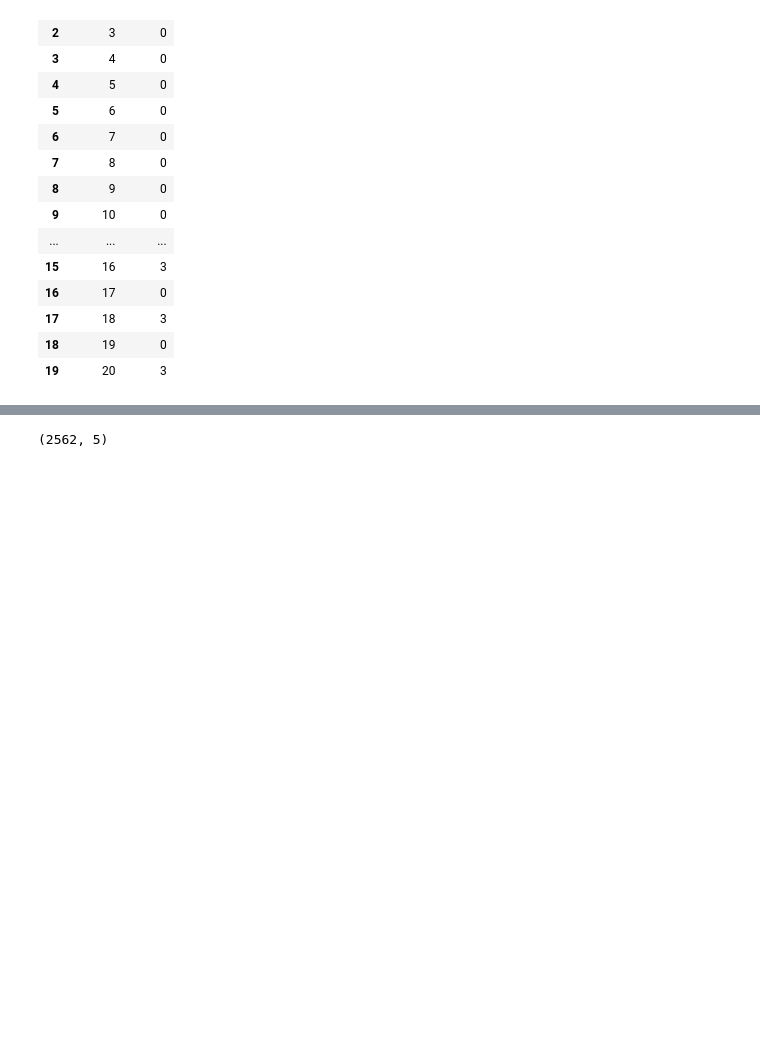
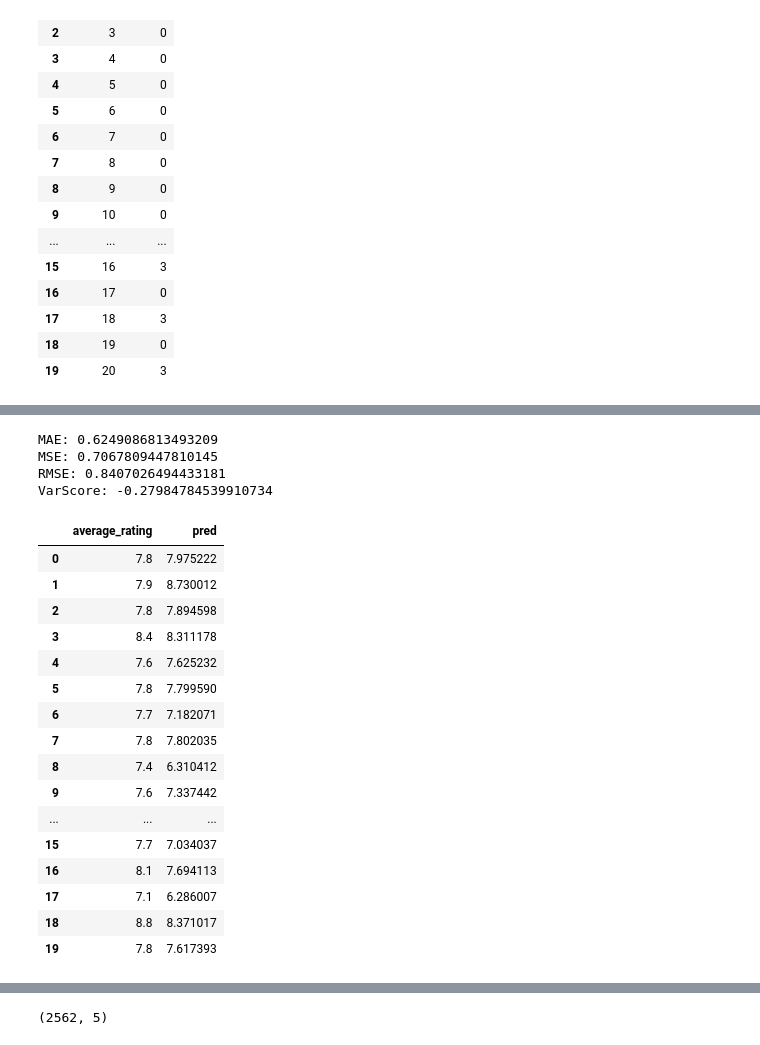
Before and after one commit to Chiheb-Edine-Zoghlemi/ONE_PIECE_DATA_ANALYZE, a Jupyter notebook: Project.ipynb, the cells around one changed output, grey strips where cells are left out. Drawn from its saved outputs; the diff is of its cells as text; code cells hidden in the pictures; blank space fills up the shorter version.

```diff
--- a/Project.ipynb
+++ b/Project.ipynb
@@ -464,0 +415,34 @@ plt.show()
+# %%
+# evaluating the model
+y_pred = model.predict(X_test)
+print('MAE:', metrics.mean_absolute_error(y_test, y_pred))
+print('MSE:', metrics.mean_squared_error(y_test, y_pred))
+print('RMSE:', np.sqrt(metrics.mean_squared_error(y_test, y_pred)))
+print('VarScore:',metrics.explained_variance_score(y_test,y_pred))
+# %% [output]
+MAE: 0.6249086813493209
+MSE: 0.7067809447810145
+RMSE: 0.8407026494433181
+VarScore: -0.27984784539910734
+# %%
+pred_episode = model.predict(test_episode)
+full_data["pred"]=pred_episode
+full_data[["average_rating","pred"]].head(20)
+# %% [output]
+|  | average_rating | pred |
+| 0 | 7.8 | 7.975222 |
+| 1 | 7.9 | 8.730012 |
+| 2 | 7.8 | 7.894598 |
+| 3 | 8.4 | 8.311178 |
+| 4 | 7.6 | 7.625232 |
+| 5 | 7.8 | 7.799590 |
+| 6 | 7.7 | 7.182071 |
+| 7 | 7.8 | 7.802035 |
+| 8 | 7.4 | 6.310412 |
+| 9 | 7.6 | 7.337442 |
+| ... | ... | ... |
+| 15 | 7.7 | 7.034037 |
+| 16 | 8.1 | 7.694113 |
+| 17 | 7.1 | 6.286007 |
+| 18 | 8.8 | 8.371017 |
+| 19 | 7.8 | 7.617393 |
```
Also changed, not shown: parts of 12 cells of this notebook.
